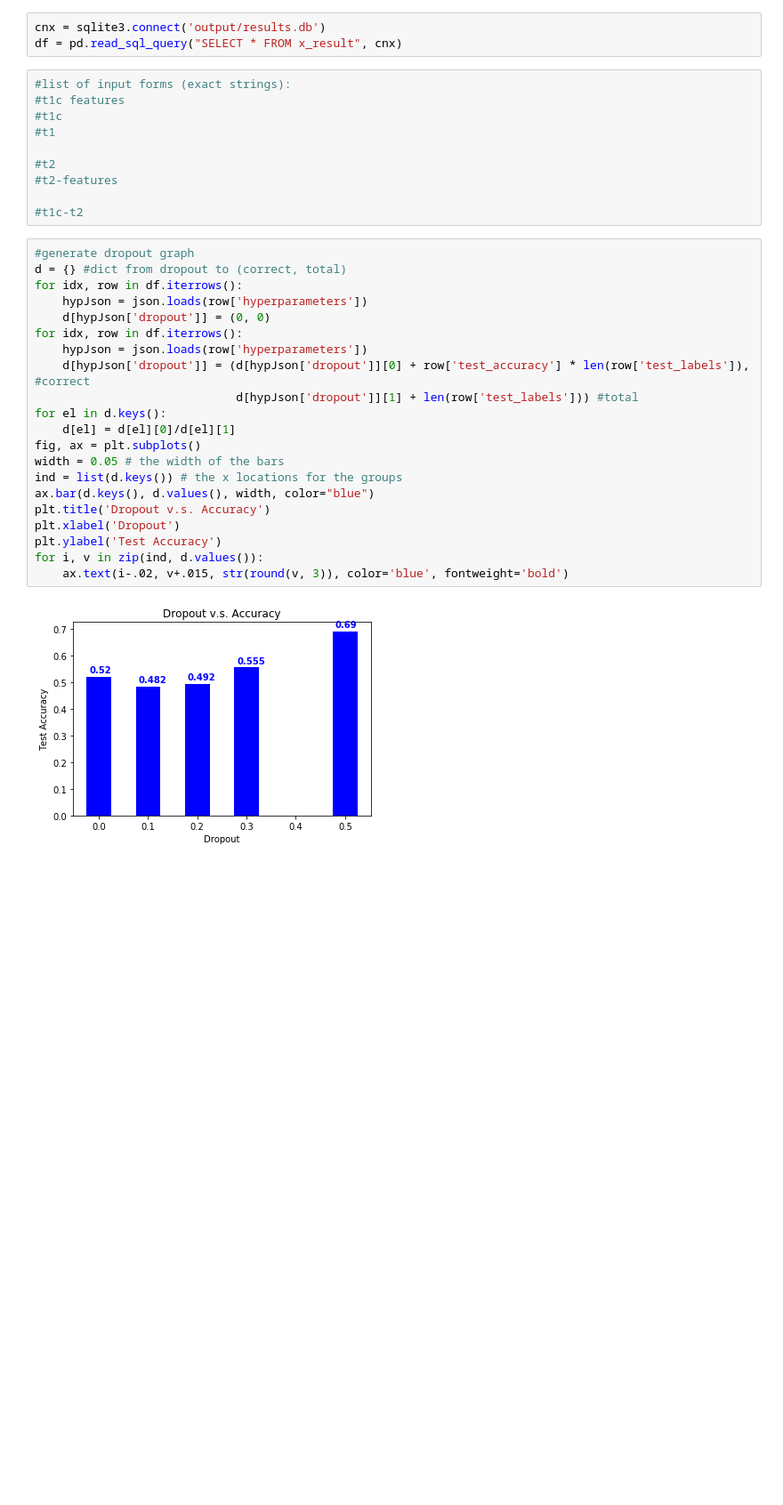
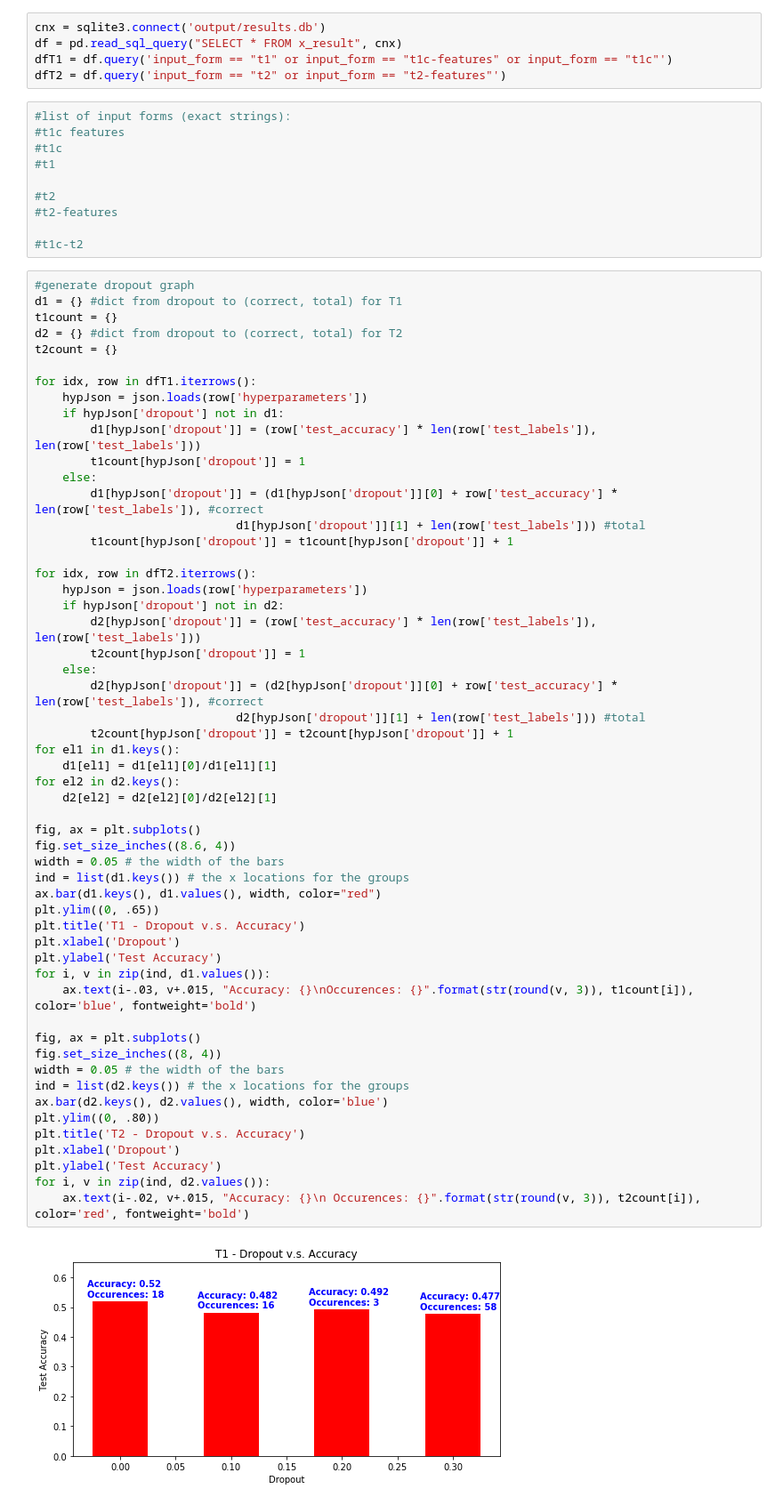
Before and after one commit to sopeeweje/Bone-MRI, a Jupyter notebook: hyperparameter_comparisons.ipynb, the cells around one changed output. Shown at 89% size. Cells and saved outputs as stored; diff of their text form; blank space fills up the shorter version.

Commit message:
Update with T1 and T2, counts

```diff
--- a/hyperparameter_comparisons.ipynb
+++ b/hyperparameter_comparisons.ipynb
@@ -7,6 +7,8 @@ import matplotlib.pyplot as plt
 # %%
 cnx = sqlite3.connect('output/results.db')
 df = pd.read_sql_query("SELECT * FROM x_result", cnx)
+dfT1 = df.query('input_form == "t1" or input_form == "t1c-features" or input_form == "t1c"')
+dfT2 = df.query('input_form == "t2" or input_form == "t2-features"')
 # %%
 #list of input forms (exact strings):
 #t1c features
@@ -19,24 +21,57 @@ df = pd.read_sql_query("SELECT * FROM x_result", cnx)
 #t1c-t2
 # %%
 #generate dropout graph
-d = {} #dict from dropout to (correct, total)
-for idx, row in df.iterrows():
+d1 = {} #dict from dropout to (correct, total) for T1
+t1count = {}
+d2 = {} #dict from dropout to (correct, total) for T2
+t2count = {}
+
+for idx, row in dfT1.iterrows():
     hypJson = json.loads(row['hyperparameters'])
-    d[hypJson['dropout']] = (0, 0)
-for idx, row in df.iterrows():
+    if hypJson['dropout'] not in d1:
+        d1[hypJson['dropout']] = (row['test_accuracy'] * len(row['test_labels']), len(row['test_labels']))
+        t1count[hypJson['dropout']] = 1
+    else:
+        d1[hypJson['dropout']] = (d1[hypJson['dropout']][0] + row['test_accuracy'] * len(row['test_labels']), #correct
+                             d1[hypJson['dropout']][1] + len(row['test_labels'])) #total
+        t1count[hypJson['dropout']] = t1count[hypJson['dropout']] + 1
+
+for idx, row in dfT2.iterrows():
     hypJson = json.loads(row['hyperparameters'])
-    d[hypJson['dropout']] = (d[hypJson['dropout']][0] + row['test_accuracy'] * len(row['test_labels']), #correct
-                             d[hypJson['dropout']][1] + len(row['test_labels'])) #total
-for el in d.keys():
-    d[el] = d[el][0]/d[el][1]
+    if hypJson['dropout'] not in d2:
+        d2[hypJson['dropout']] = (row['test_accuracy'] * len(row['test_labels']), len(row['test_labels']))
+        t2count[hypJson['dropout']] = 1
+    else:
+        d2[hypJson['dropout']] = (d2[hypJson['dropout']][0] + row['test_accuracy'] * len(row['test_labels']), #correct
+                             d2[hypJson['dropout']][1] + len(row['test_labels'])) #total
+        t2count[hypJson['dropout']] = t2count[hypJson['dropout']] + 1
+for el1 in d1.keys():
+    d1[el1] = d1[el1][0]/d1[el1][1]
+for el2 in d2.keys():
+    d2[el2] = d2[el2][0]/d2[el2][1]
+
 fig, ax = plt.subplots()
+fig.set_size_inches((8.6, 4))
 width = 0.05 # the width of the bars
-ind = list(d.keys()) # the x locations for the groups
-ax.bar(d.keys(), d.values(), width, color="blue")
-plt.title('Dropout v.s. Accuracy')
+ind = list(d1.keys()) # the x locations for the groups
+ax.bar(d1.keys(), d1.values(), width, color="red")
+plt.ylim((0, .65))
+plt.title('T1 - Dropout v.s. Accuracy')
 plt.xlabel('Dropout')
 plt.ylabel('Test Accuracy')
-for i, v in zip(ind, d.values()):
-    ax.text(i-.02, v+.015, str(round(v, 3)), color='blue', fontweight='bold')
+for i, v in zip(ind, d1.values()):
+    ax.text(i-.03, v+.015, "Accuracy: {}\nOccurences: {}".format(str(round(v, 3)), t1count[i]), color='blue', fontweight='bold')
+
+fig, ax = plt.subplots()
+fig.set_size_inches((8, 4))
+width = 0.05 # the width of the bars
+ind = list(d2.keys()) # the x locations for the groups
+ax.bar(d2.keys(), d2.values(), width, color='blue')
+plt.ylim((0, .80))
+plt.title('T2 - Dropout v.s. Accuracy')
+plt.xlabel('Dropout')
+plt.ylabel('Test Accuracy')
+for i, v in zip(ind, d2.values()):
+    ax.text(i-.02, v+.015, "Accuracy: {}\n Occurences: {}".format(str(round(v, 3)), t2count[i]), color='red', fontweight='bold')
 # %% [output]
-[figure, old version]
+[figure, new version]
```
Also changed, not shown: parts of 4 cells of this notebook.
